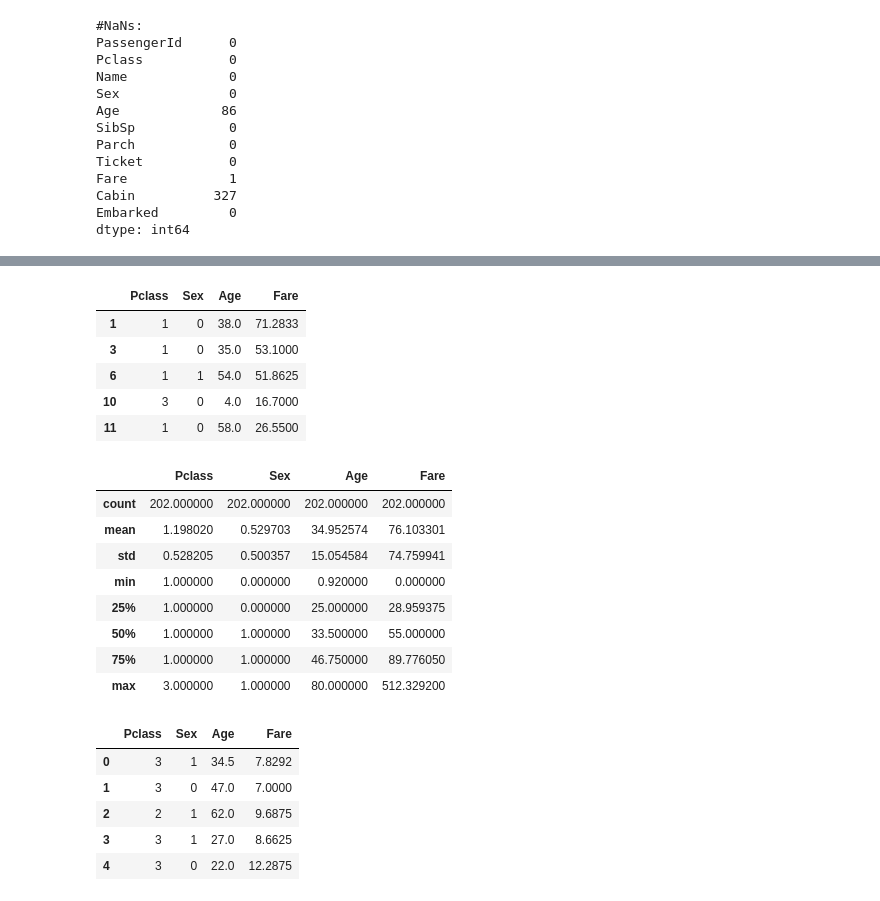
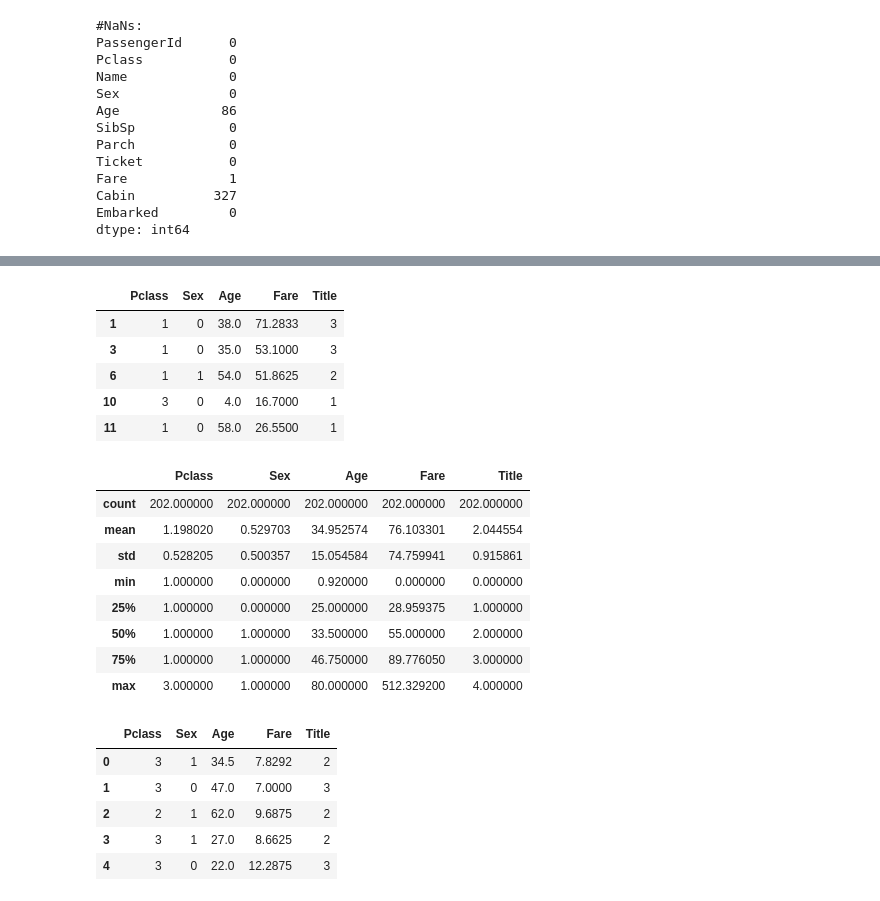
Before and after one commit to hdyksha/kaggle, a Jupyter notebook: titanic/titanic.ipynb, the cells around one changed output, grey strips where cells are left out. Cells and saved outputs as stored; diff of their text form; code cells hidden in the pictures.

```diff
--- a/titanic/titanic.ipynb
+++ b/titanic/titanic.ipynb
@@ -81,3 +82,21 @@ Fare             1
 Cabin          327
 Embarked         0
 dtype: int64
+# %%
+def extract_title(lst):
+    return [i.split(",")[1].split(".")[0].strip() for i in lst]
+
+train_title = extract_title(train_orig["Name"])
+test_title = extract_title(test_orig["Name"])
+
+title = train_title + test_title
+from collections import Counter
+print(Counter(title))
+
+def convert_title(lst):
+    return [i if i in ["Mr", "Miss", "Mrs", "Master"] else "Others" for i in lst]
+
+train_orig["Title"] = convert_title(train_title)
+test_orig["Title"] = convert_title(test_title)
+display(train_orig["Title"].value_counts())
+display(test_orig["Title"].value_counts())
@@ -84,45 +117,46 @@ dtype: int64
 # %%
-#train_orig["Age"] = train_orig["Age"].fillna(train_orig["Age"].median())
+train_orig["Age"] = train_orig["Age"].fillna(train_orig["Age"].median())
 train = train_orig.dropna()
 
 # features = ["Pclass", "Sex", "Age", "SibSp", "Parch", "Fare", "Embarked"]
-features = ["Pclass", "Sex", "Age", "Fare"]
+features = ["Pclass", "Sex", "Age", "Fare", "Title"]
 train_x = train.loc[:, features]
 train_y = train.loc[:, "Survived"]
 test = test_orig.loc[:, features]
 
 test["Age"] = test["Age"].fillna(test["Age"].median())
 test["Fare"] = test["Fare"].fillna(test["Fare"].median())
-for column in ['Sex']:
+# for column in ['Sex']:
+for column in ["Sex", "Title"]:
 # for column in ['Sex','Embarked']:
     le = preprocessing.LabelEncoder()
     le.fit(train_x[column].tolist() + test[column].tolist())
     train_x[column] = le.transform(train_x[column])
     test[column] = le.transform(test[column])
 
 display(train_x.head())
 display(train_x.describe())
 display(test.head())
 display(test.describe())
 # %% [output]
-|  | Pclass | Sex | Age | Fare |
-| 1 | 1 | 0 | 38.0 | 71.2833 |
-| 3 | 1 | 0 | 35.0 | 53.1000 |
-| 6 | 1 | 1 | 54.0 | 51.8625 |
-| 10 | 3 | 0 | 4.0 | 16.7000 |
-| 11 | 1 | 0 | 58.0 | 26.5500 |
+|  | Pclass | Sex | Age | Fare | Title |
+| 1 | 1 | 0 | 38.0 | 71.2833 | 3 |
+| 3 | 1 | 0 | 35.0 | 53.1000 | 3 |
+| 6 | 1 | 1 | 54.0 | 51.8625 | 2 |
+| 10 | 3 | 0 | 4.0 | 16.7000 | 1 |
+| 11 | 1 | 0 | 58.0 | 26.5500 | 1 |
-|  | Pclass | Sex | Age | Fare |
-| count | 202.000000 | 202.000000 | 202.000000 | 202.000000 |
-| mean | 1.198020 | 0.529703 | 34.952574 | 76.103301 |
-| std | 0.528205 | 0.500357 | 15.054584 | 74.759941 |
-| min | 1.000000 | 0.000000 | 0.920000 | 0.000000 |
-| 25% | 1.000000 | 0.000000 | 25.000000 | 28.959375 |
-| 50% | 1.000000 | 1.000000 | 33.500000 | 55.000000 |
-| 75% | 1.000000 | 1.000000 | 46.750000 | 89.776050 |
-| max | 3.000000 | 1.000000 | 80.000000 | 512.329200 |
+|  | Pclass | Sex | Age | Fare | Title |
+| count | 202.000000 | 202.000000 | 202.000000 | 202.000000 | 202.000000 |
+| mean | 1.198020 | 0.529703 | 34.952574 | 76.103301 | 2.044554 |
+| std | 0.528205 | 0.500357 | 15.054584 | 74.759941 | 0.915861 |
+| min | 1.000000 | 0.000000 | 0.920000 | 0.000000 | 0.000000 |
+| 25% | 1.000000 | 0.000000 | 25.000000 | 28.959375 | 1.000000 |
+| 50% | 1.000000 | 1.000000 | 33.500000 | 55.000000 | 2.000000 |
+| 75% | 1.000000 | 1.000000 | 46.750000 | 89.776050 | 3.000000 |
+| max | 3.000000 | 1.000000 | 80.000000 | 512.329200 | 4.000000 |
-|  | Pclass | Sex | Age | Fare |
-| 0 | 3 | 1 | 34.5 | 7.8292 |
-| 1 | 3 | 0 | 47.0 | 7.0000 |
-| 2 | 2 | 1 | 62.0 | 9.6875 |
-| 3 | 3 | 1 | 27.0 | 8.6625 |
-| 4 | 3 | 0 | 22.0 | 12.2875 |
+|  | Pclass | Sex | Age | Fare | Title |
+| 0 | 3 | 1 | 34.5 | 7.8292 | 2 |
+| 1 | 3 | 0 | 47.0 | 7.0000 | 3 |
+| 2 | 2 | 1 | 62.0 | 9.6875 | 2 |
+| 3 | 3 | 1 | 27.0 | 8.6625 | 2 |
+| 4 | 3 | 0 | 22.0 | 12.2875 | 3 |
```
Also changed, not shown: parts of 8 cells of this notebook.
